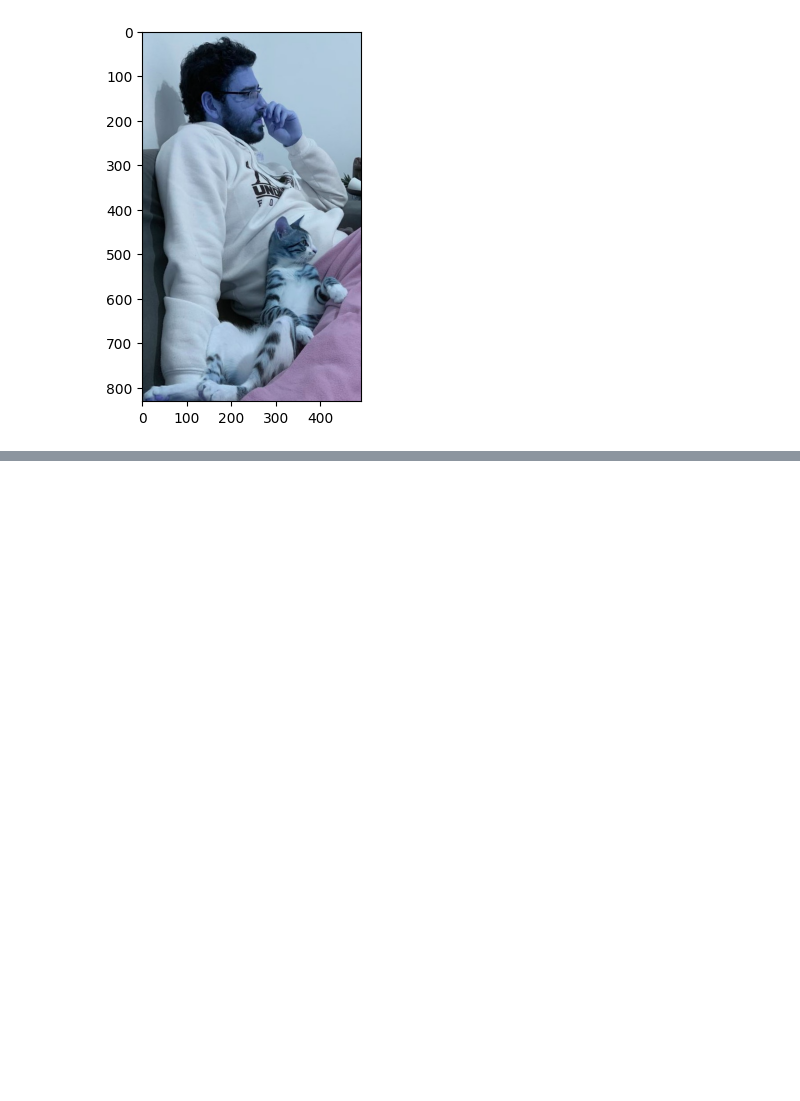
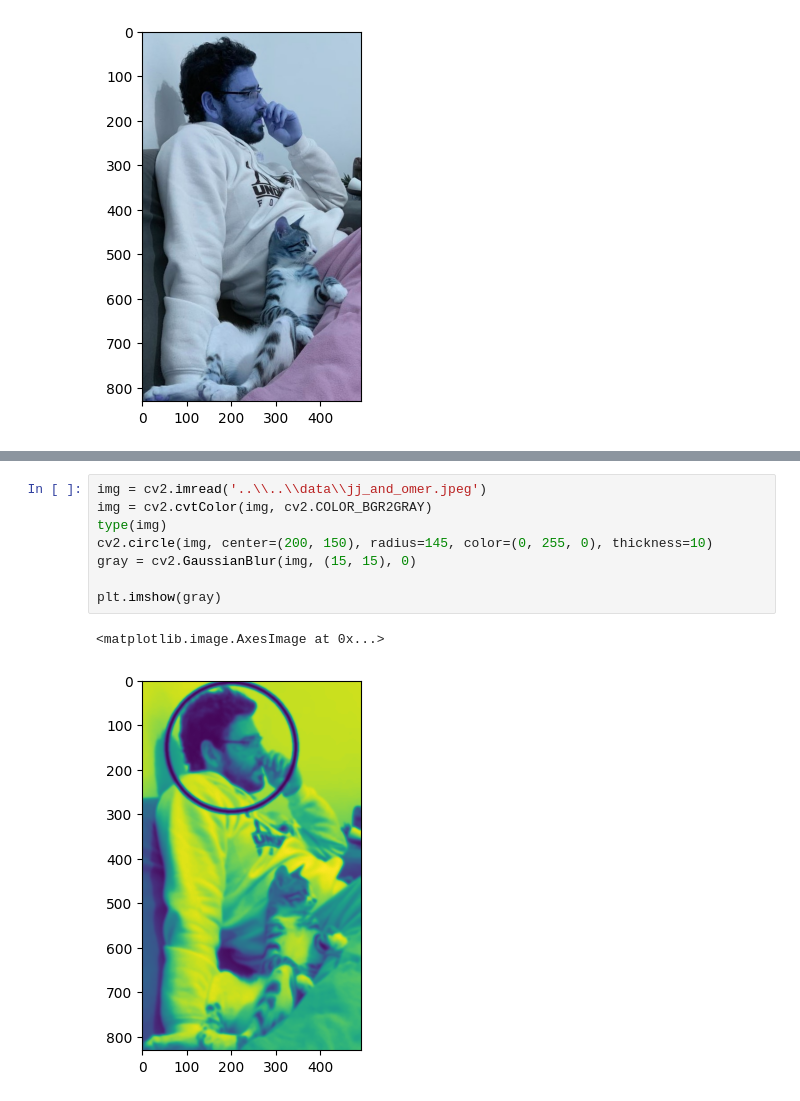
Before and after one commit to hasson82/computer-vision-tutorial, a Jupyter notebook: src/section4/assessment.ipynb, the cells around one changed output, grey strips where cells are left out. Saved outputs shown, nothing was run; the diff lists cells and outputs as text; blank space fills up the shorter version.

```diff
--- a/src/section4/assessment.ipynb
+++ b/src/section4/assessment.ipynb
@@ -21,0 +22,11 @@ plt.imshow(fixed_img)
+# %%
+img = cv2.imread('..\\..\\data\\jj_and_omer.jpeg')
+img = cv2.cvtColor(img, cv2.COLOR_BGR2GRAY)
+type(img)
+cv2.circle(img, center=(200, 150), radius=145, color=(0, 255, 0), thickness=10)
+gray = cv2.GaussianBlur(img, (15, 15), 0)
+
+plt.imshow(gray)
+# %% [output]
+<matplotlib.image.AxesImage at 0x...>
+[figure, added]
```
Also changed, not shown: parts of 7 cells of this notebook, 1 other file.
